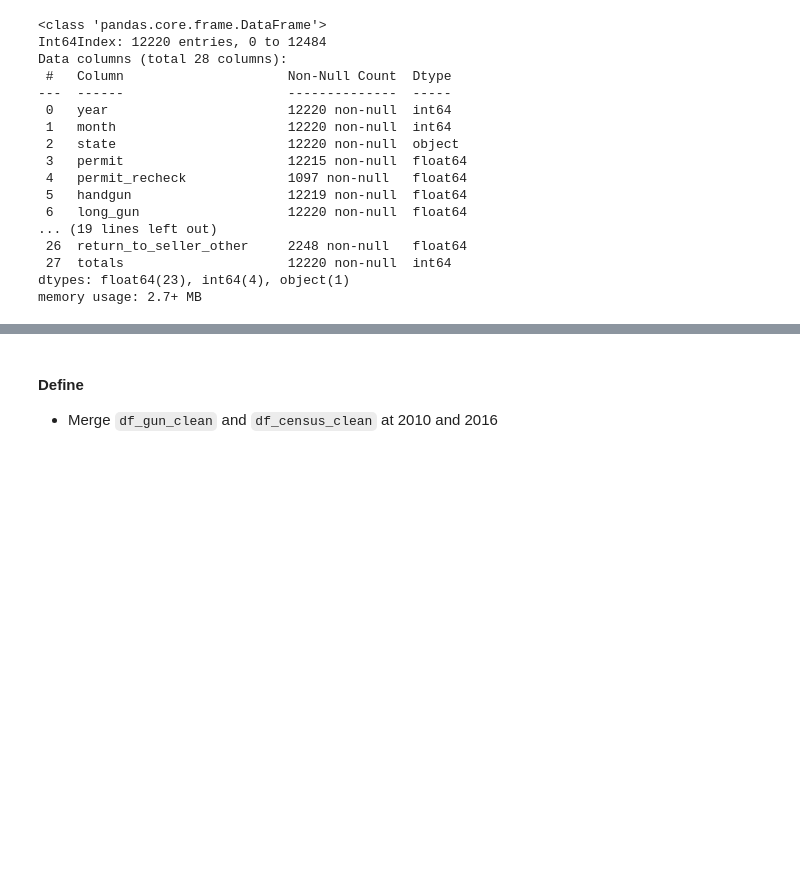
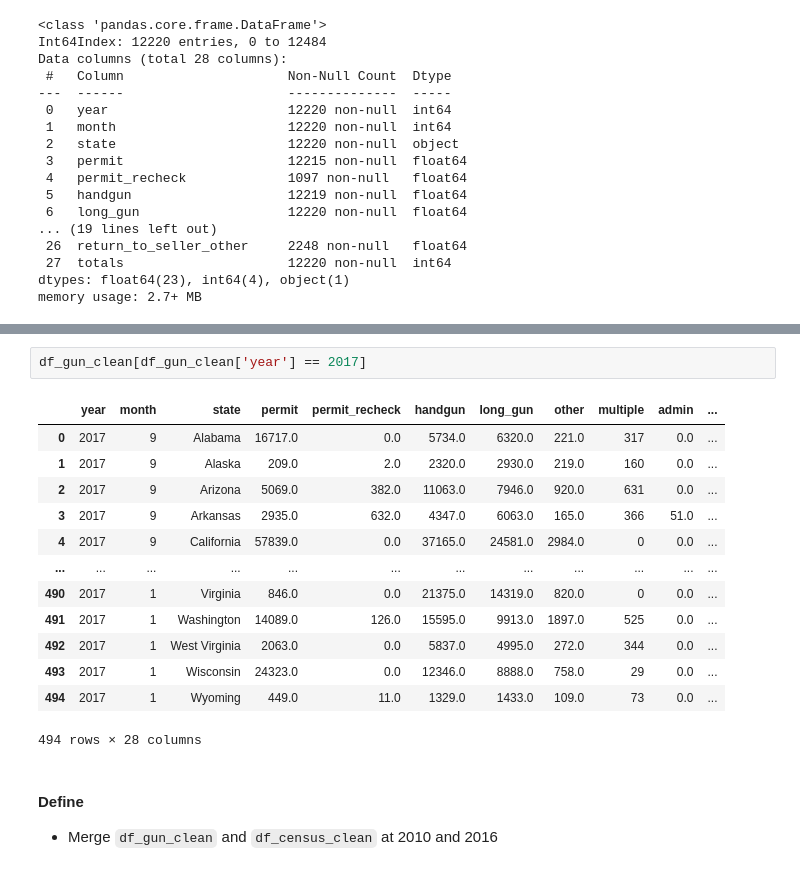
Before and after one commit to fatemamelg/Investigate-A-Dataset-FBI-Gun-Data, a Jupyter notebook: investigate-a-dataset-FBI-Gun-Data.ipynb, the cells around one changed output, grey strips where cells are left out. Cells and saved outputs as stored; diff of their text form; blank space fills up the shorter version.

```diff
--- a/investigate-a-dataset-FBI-Gun-Data.ipynb
+++ b/investigate-a-dataset-FBI-Gun-Data.ipynb
@@ -556,3 +581,19 @@ memory usage: 2.7+ MB
+# %%
+df_gun_clean[df_gun_clean['year'] == 2017]
+# %% [output]
+|  | year | month | state | permit | permit_recheck | handgun | long_gun | other | multiple | admin | ... |
+| 0 | 2017 | 9 | Alabama | 16717.0 | 0.0 | 5734.0 | 6320.0 | 221.0 | 317 | 0.0 | ... |
+| 1 | 2017 | 9 | Alaska | 209.0 | 2.0 | 2320.0 | 2930.0 | 219.0 | 160 | 0.0 | ... |
+| 2 | 2017 | 9 | Arizona | 5069.0 | 382.0 | 11063.0 | 7946.0 | 920.0 | 631 | 0.0 | ... |
+| 3 | 2017 | 9 | Arkansas | 2935.0 | 632.0 | 4347.0 | 6063.0 | 165.0 | 366 | 51.0 | ... |
+| 4 | 2017 | 9 | California | 57839.0 | 0.0 | 37165.0 | 24581.0 | 2984.0 | 0 | 0.0 | ... |
+| ... | ... | ... | ... | ... | ... | ... | ... | ... | ... | ... | ... |
+| 490 | 2017 | 1 | Virginia | 846.0 | 0.0 | 21375.0 | 14319.0 | 820.0 | 0 | 0.0 | ... |
+| 491 | 2017 | 1 | Washington | 14089.0 | 126.0 | 15595.0 | 9913.0 | 1897.0 | 525 | 0.0 | ... |
+| 492 | 2017 | 1 | West Virginia | 2063.0 | 0.0 | 5837.0 | 4995.0 | 272.0 | 344 | 0.0 | ... |
+| 493 | 2017 | 1 | Wisconsin | 24323.0 | 0.0 | 12346.0 | 8888.0 | 758.0 | 29 | 0.0 | ... |
+| 494 | 2017 | 1 | Wyoming | 449.0 | 11.0 | 1329.0 | 1433.0 | 109.0 | 73 | 0.0 | ... |
+494 rows × 28 columns
 # %% [markdown]
 #### Define
 - Merge `df_gun_clean` and `df_census_clean` at 2010 and 2016
```
Also changed, not shown: parts of 10 cells of this notebook, 1 other file.
